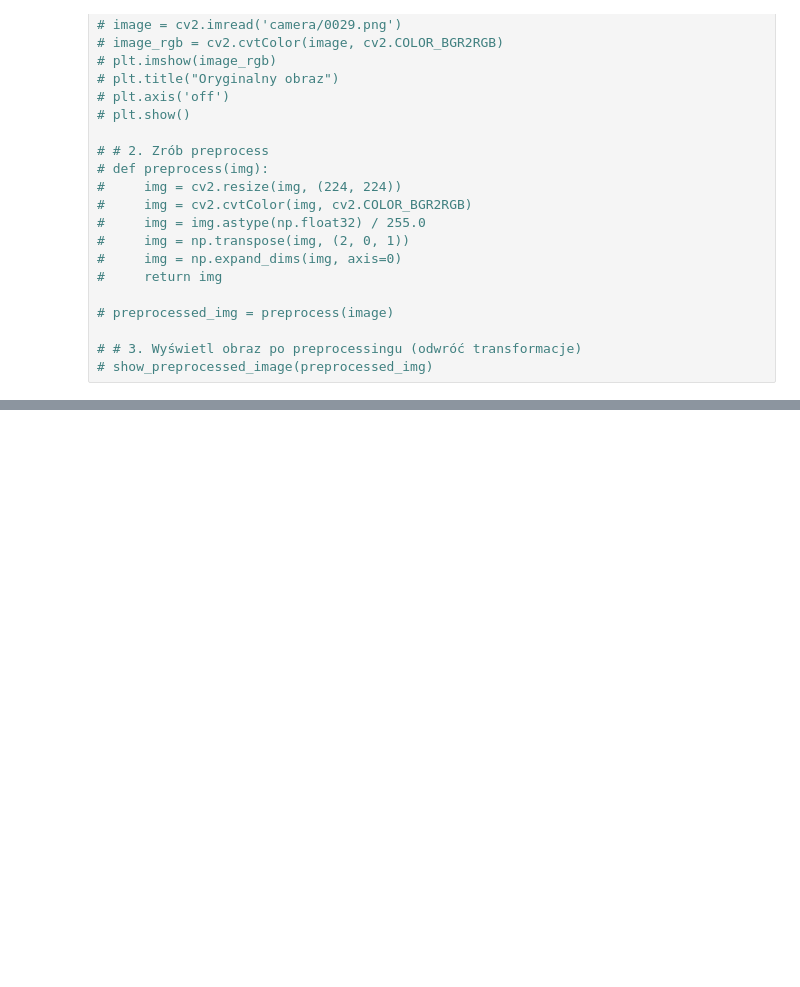
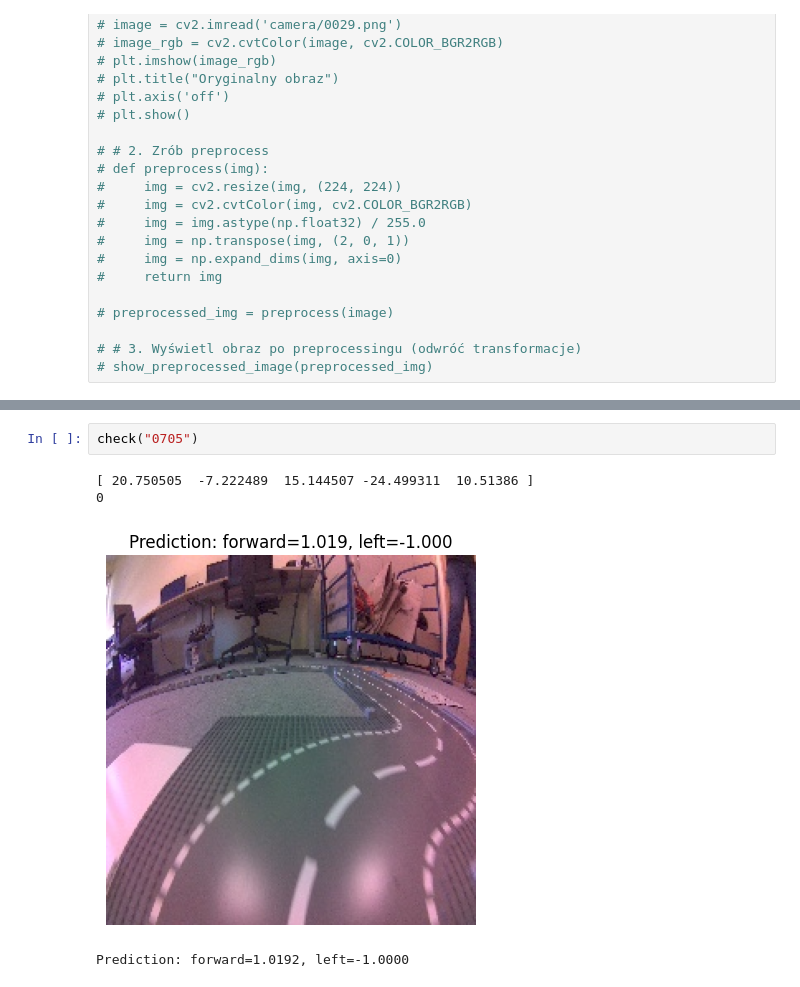
Before and after one commit to Bialkasss/JetBot_self-driving, a Jupyter notebook: prediction.ipynb, the cells around one changed output, grey strips where cells are left out. Drawn from its saved outputs; the diff is of its cells as text; blank space fills up the shorter version.

```diff
--- a/prediction.ipynb
+++ b/prediction.ipynb
@@ -201,0 +209,7 @@ Prediction: forward=0.7250, left=0.0000
+# %%
+check("0705")
+# %% [output]
+[ 20.750505  -7.222489  15.144507 -24.499311  10.51386 ]
+0
+[figure, added]
+Prediction: forward=1.0192, left=-1.0000
```
Also changed, not shown: parts of 11 cells of this notebook, 12 other files.
